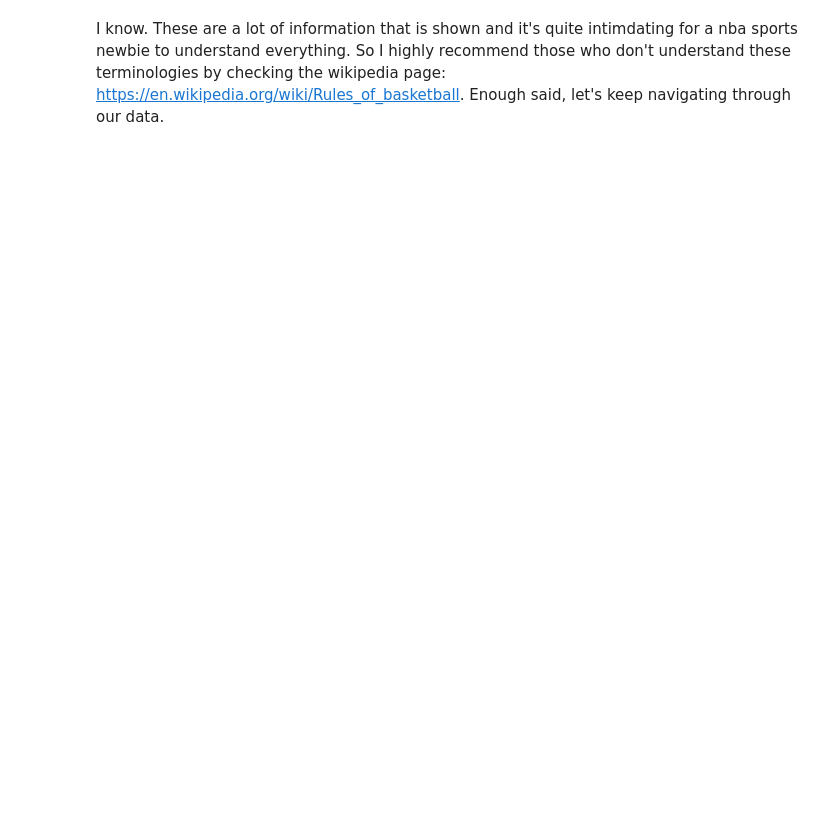
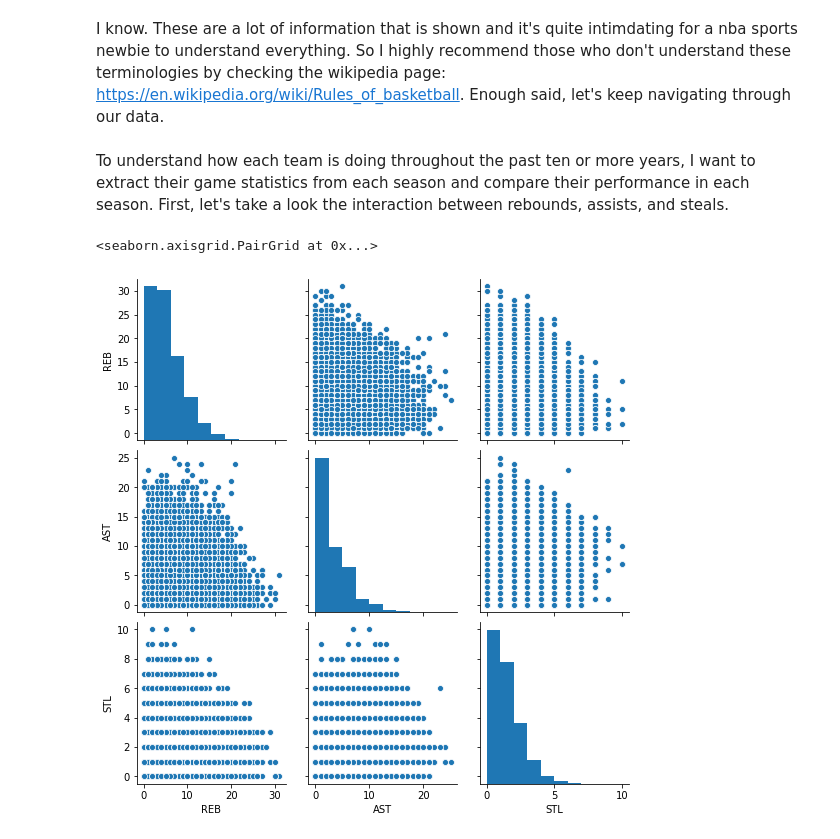
Before and after one commit to charles001203/nba_analysis_proj, a Jupyter notebook: data_cleaning.ipynb, the cells around one changed output. Saved outputs shown, nothing was run; the diff lists cells and outputs as text; code cells hidden in the pictures; blank space fills up the shorter version.

```diff
--- a/data_cleaning.ipynb
+++ b/data_cleaning.ipynb
@@ -75,3 +96,10 @@ As we can see, the column names can be very confusing, so just want to clarify f
 * PLUS_MINUS: plus minus
 # %% [markdown]
 I know. These are a lot of information that is shown and it's quite intimdating for a nba sports newbie to understand everything. So I highly recommend those who don't understand these terminologies by checking the wikipedia page: https://en.wikipedia.org/wiki/Rules_of_basketball. Enough said, let's keep navigating through our data.
+# %% [markdown]
+To understand how each team is doing throughout the past ten or more years, I want to extract their game statistics from each season and compare their performance in each season. First, let's take a look the interaction between rebounds, assists, and steals.
+# %%
+sns.pairplot(games_details[['REB','AST','STL']])
+# %% [output]
+<seaborn.axisgrid.PairGrid at 0x...>
+[figure, added]
```
Also changed, not shown: parts of 7 cells of this notebook, 1 other file.
